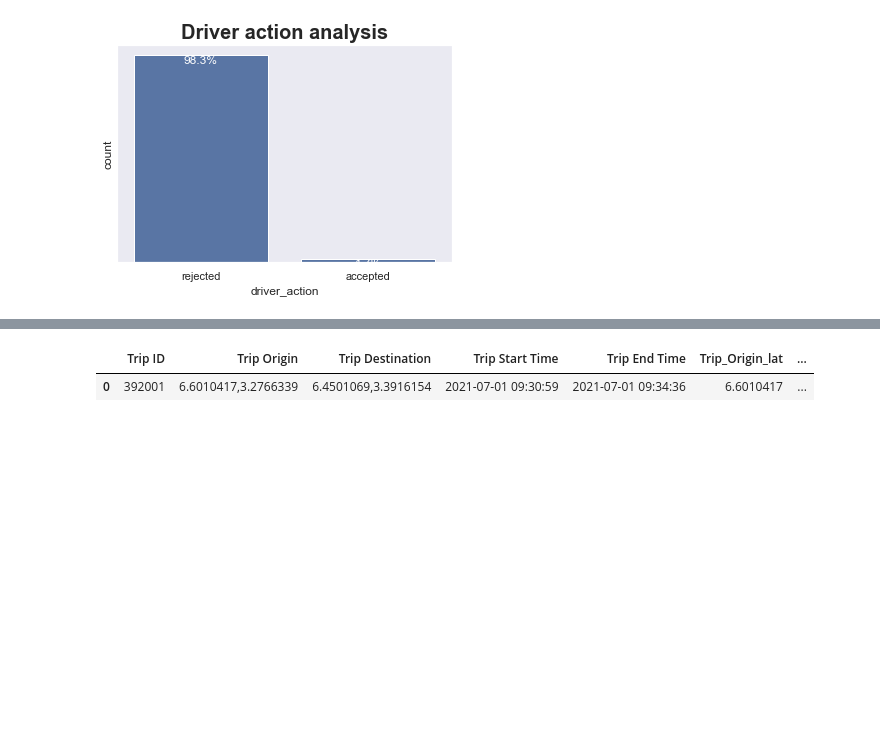
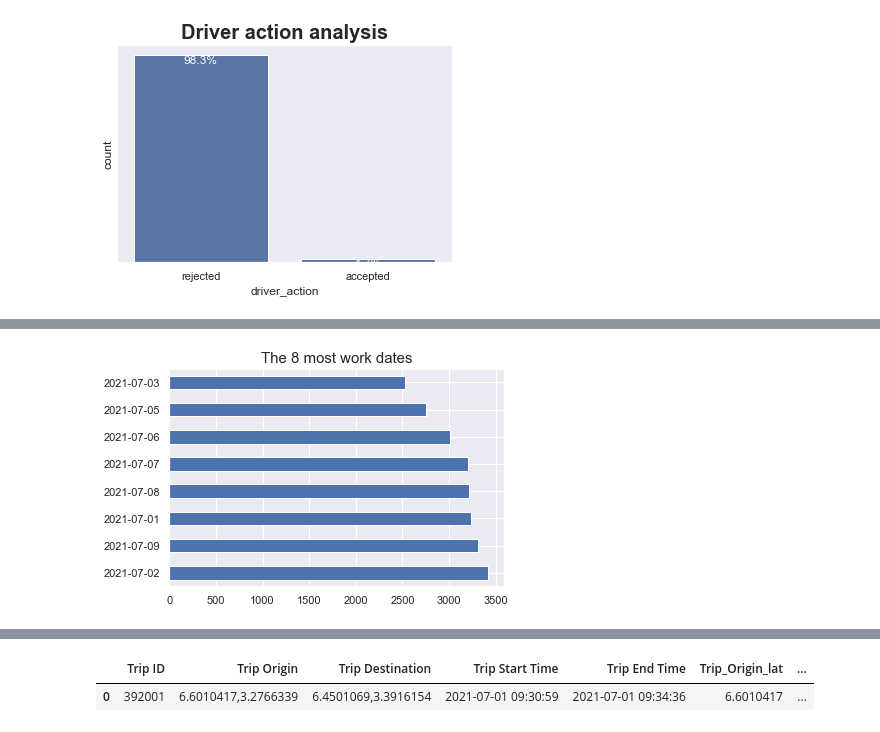
Before and after one commit to ekubay/Logistic-optimization, a Jupyter notebook: notebooks/EDA.ipynb, the cells around one changed output, grey strips where cells are left out. Saved outputs shown, nothing was run; the diff lists cells and outputs as text; code cells hidden in the pictures; blank space fills up the shorter version.

```diff
--- a/notebooks/EDA.ipynb
+++ b/notebooks/EDA.ipynb
@@ -257,0 +381,7 @@ VisualiseDf.plot_discriptive_count(df_tripOrders,df_tripOrders['driver_action']
+# %%
+## accepting request analyis per date
+# Here 8 working dates are sampled to answer the question
+plt.title(f'The 8 most work dates', fontsize=15)
+df_trorderAccept.Date.value_counts(ascending = False).head(8).plot(kind ='barh');
+# %% [output]
+[figure, added]
```
Also changed, not shown: parts of 54 cells of this notebook.
